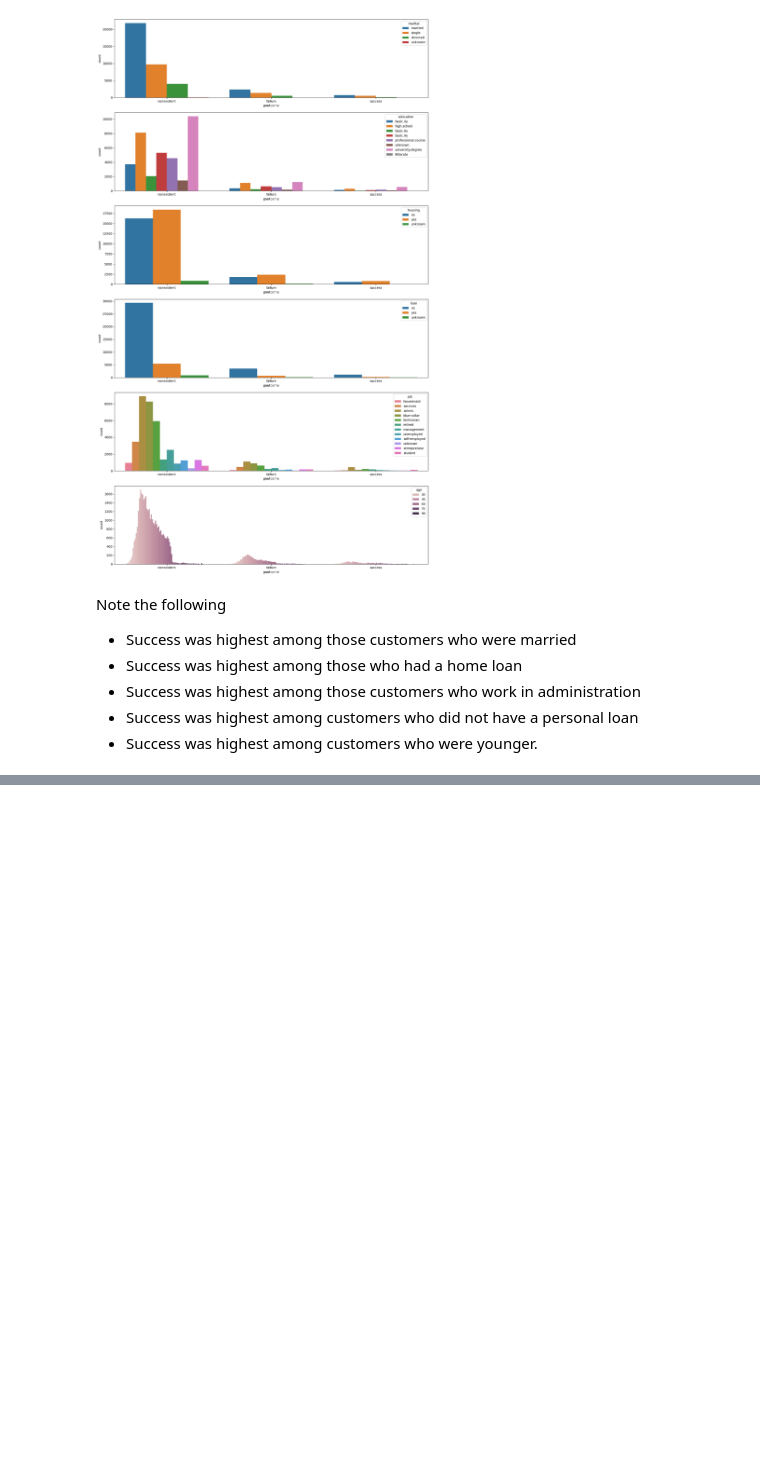
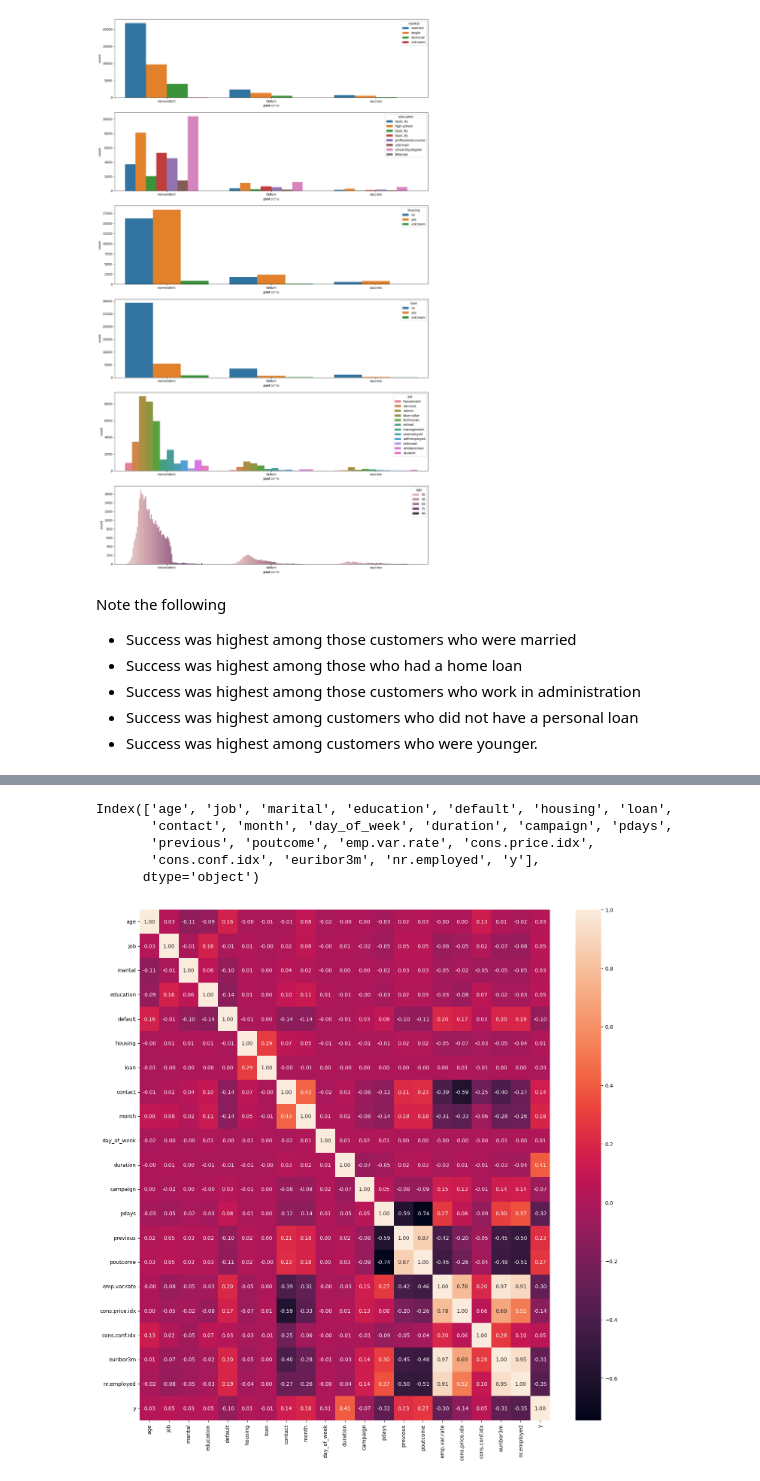
Before and after one commit to Dansah2/Dansah2_LogisticRegression_4GeeksProject, a Jupyter notebook: src/explore.ipynb, the cells around one changed output, grey strips where cells are left out. Drawn from its saved outputs; the diff is of its cells as text; code cells hidden in the pictures; blank space fills up the shorter version.

```diff
--- a/src/explore.ipynb
+++ b/src/explore.ipynb
@@ -182,0 +193,28 @@ Note the following
+# %%
+raw_data.columns
+# %% [output]
+Index(['age', 'job', 'marital', 'education', 'default', 'housing', 'loan',
+       'contact', 'month', 'day_of_week', 'duration', 'campaign', 'pdays',
+       'previous', 'poutcome', 'emp.var.rate', 'cons.price.idx',
+       'cons.conf.idx', 'euribor3m', 'nr.employed', 'y'],
+      dtype='object')
+# %%
+def make_heatmap(data):
+
+    fig, axis = plt.subplots(figsize=(15, 15))
+
+    to_factorize = ['job', 'marital', 'education', 'default', 'housing', 'loan',
+       'contact', 'month', 'day_of_week', 'poutcome', 'y']
+
+    for variable in to_factorize:
+        data[variable] = pd.factorize(data[variable])[0]
+
+    sns.heatmap(data.corr(), annot=True, fmt='.2f')
+
+    plt.tight_layout()
+
+    plt.show()
+
+make_heatmap(raw_data)
+# %% [output]
+[figure, added]
```
Also changed, not shown: parts of 5 cells of this notebook.
